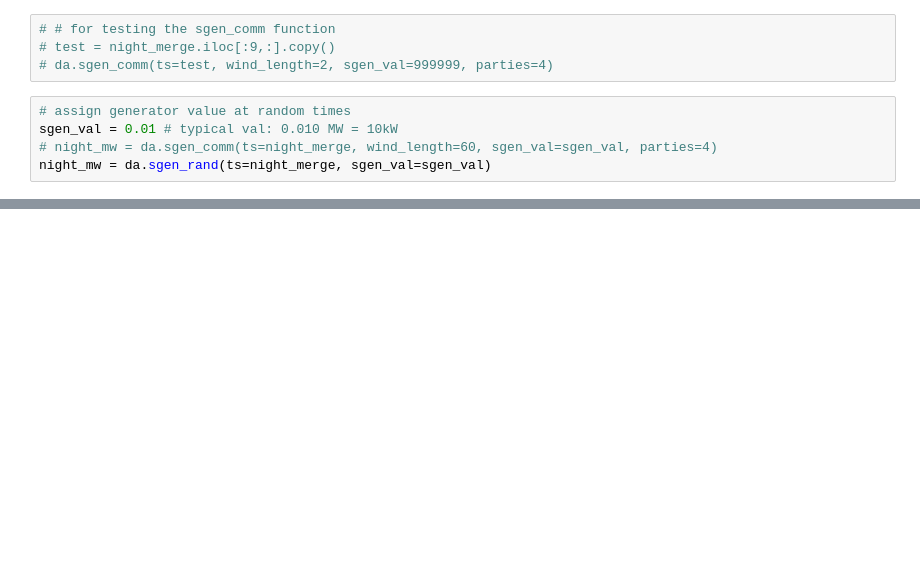
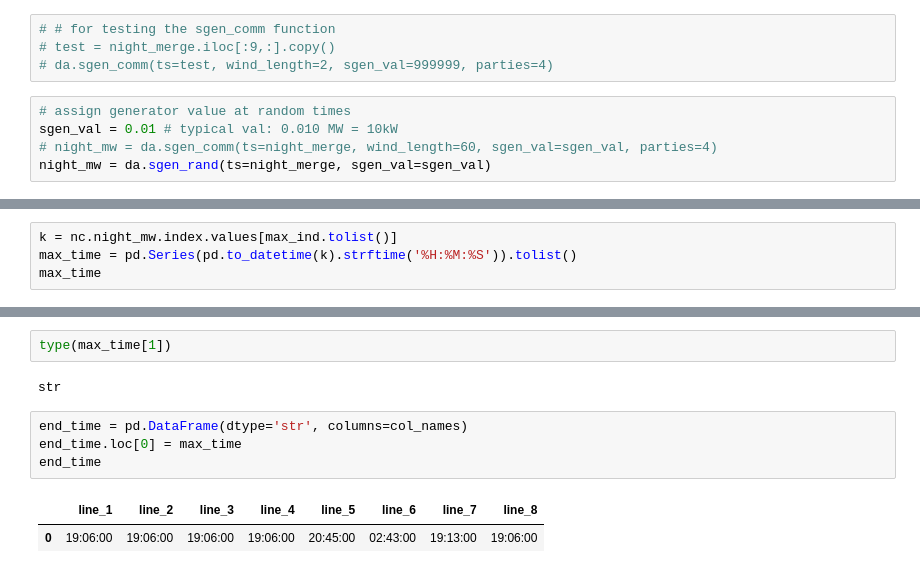
Before and after one commit to akthonka/EV_energy_comm, a Jupyter notebook: python/en_comm_base.ipynb, the cells around one changed output, grey strips where cells are left out. Cells and saved outputs as stored; diff of their text form; blank space fills up the shorter version.

```diff
--- a/python/en_comm_base.ipynb
+++ b/python/en_comm_base.ipynb
@@ -60,0 +84,4 @@ nc.load_graph(nc.net, 100)
+# %%
+k = nc.night_mw.index.values[max_ind.tolist()]
+max_time = pd.Series(pd.to_datetime(k).strftime('%H:%M:%S')).tolist()
+max_time
@@ -60,0 +97,11 @@ nc.load_graph(nc.net, 100)
+# %%
+type(max_time[1])
+# %% [output]
+str
+# %%
+end_time = pd.DataFrame(dtype='str', columns=col_names)
+end_time.loc[0] = max_time
+end_time
+# %% [output]
+|  | line_1 | line_2 | line_3 | line_4 | line_5 | line_6 | line_7 | line_8 |
+| 0 | 19:06:00 | 19:06:00 | 19:06:00 | 19:06:00 | 20:45:00 | 02:43:00 | 19:13:00 | 19:06:00 |
```
Also changed, not shown: parts of 6 cells of this notebook, 2 other files.
